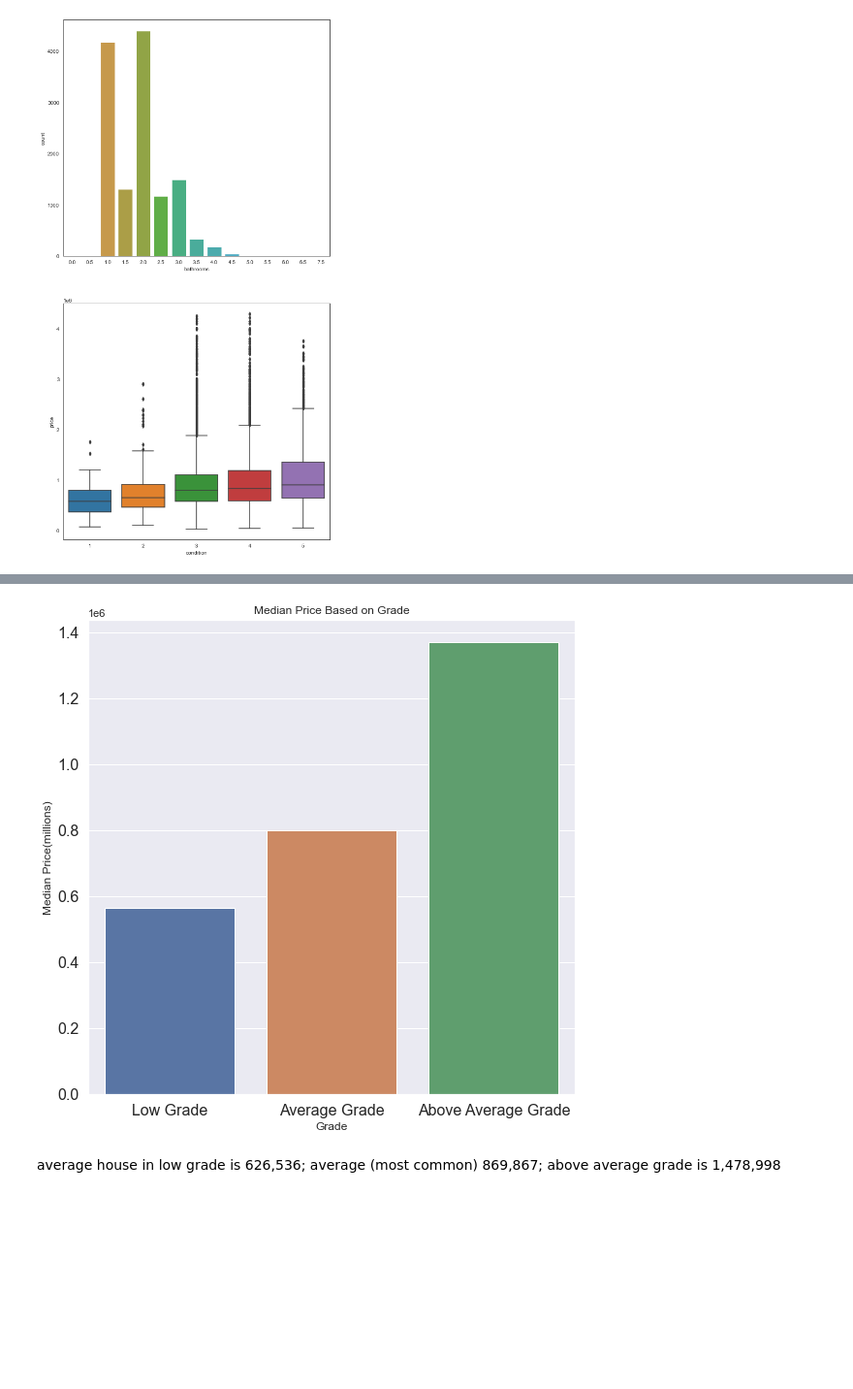
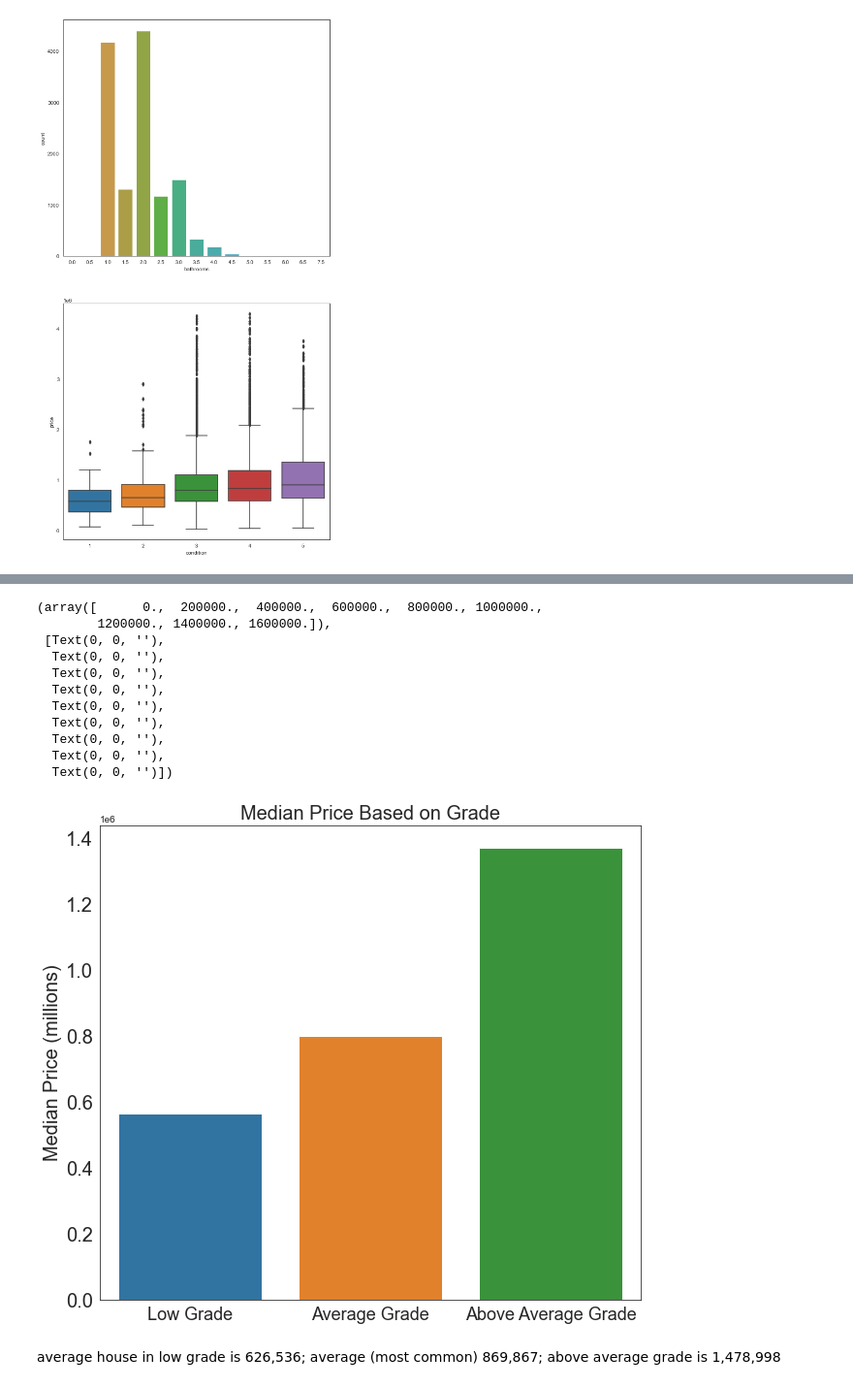
Before and after one commit to hall-nicholas/flatiron-ds-project-2, a Jupyter notebook: code/Dan_consolidated.ipynb, the cells around one changed output, grey strips where cells are left out. Shown at 97% size. Drawn from its saved outputs; the diff is of its cells as text; code cells hidden in the pictures; blank space fills up the shorter version.

```diff
--- a/code/Dan_consolidated.ipynb
+++ b/code/Dan_consolidated.ipynb
@@ -459,14 +502,28 @@ high_median = high_grade['price'].median()
 # %%
 grade_values = [low_median, average_median, high_median]
 grade_keys = ['Low Grade', 'Average Grade', 'Above Average Grade']
-sns.set(rc = {'figure.figsize':(9,9)})
-sns.barplot(x=grade_keys, y=grade_values).set(title='Median Price Based on Grade', xlabel='Grade', ylabel='Median Price(millions)');
-plt.ticklabel_format(style='sci', axis='y',useOffset=True)
-plt.xticks(fontsize = 16)
-plt.yticks(fontsize = 16)
 sns.set_style("white")
+fig, ax = plt.subplots(figsize = (10,9))
+ax = sns.barplot(x = grade_keys, y = grade_values)
+sns.set_style("white")
+ax.set_title("Median Price Based on Grade", fontsize = 20);
+ax.set_ylabel("Median Price (millions)", fontsize = 20)
+
+plt.xticks(fontsize = 18)
+plt.yticks(fontsize = 20)
 # %% [output]
+(array([      0.,  200000.,  400000.,  600000.,  800000., 1000000.,
+        1200000., 1400000., 1600000.]),
+ [Text(0, 0, ''),
+  Text(0, 0, ''),
+  Text(0, 0, ''),
+  Text(0, 0, ''),
+  Text(0, 0, ''),
+  Text(0, 0, ''),
+  Text(0, 0, ''),
+  Text(0, 0, ''),
+  Text(0, 0, '')])
-[figure, old version]
+[figure, new version]
 # %% [markdown]
 average house in low grade is 626,536; average (most common) 869,867; above average grade is 1,478,998
 # %%
```
Also changed, not shown: parts of 14 cells of this notebook.
